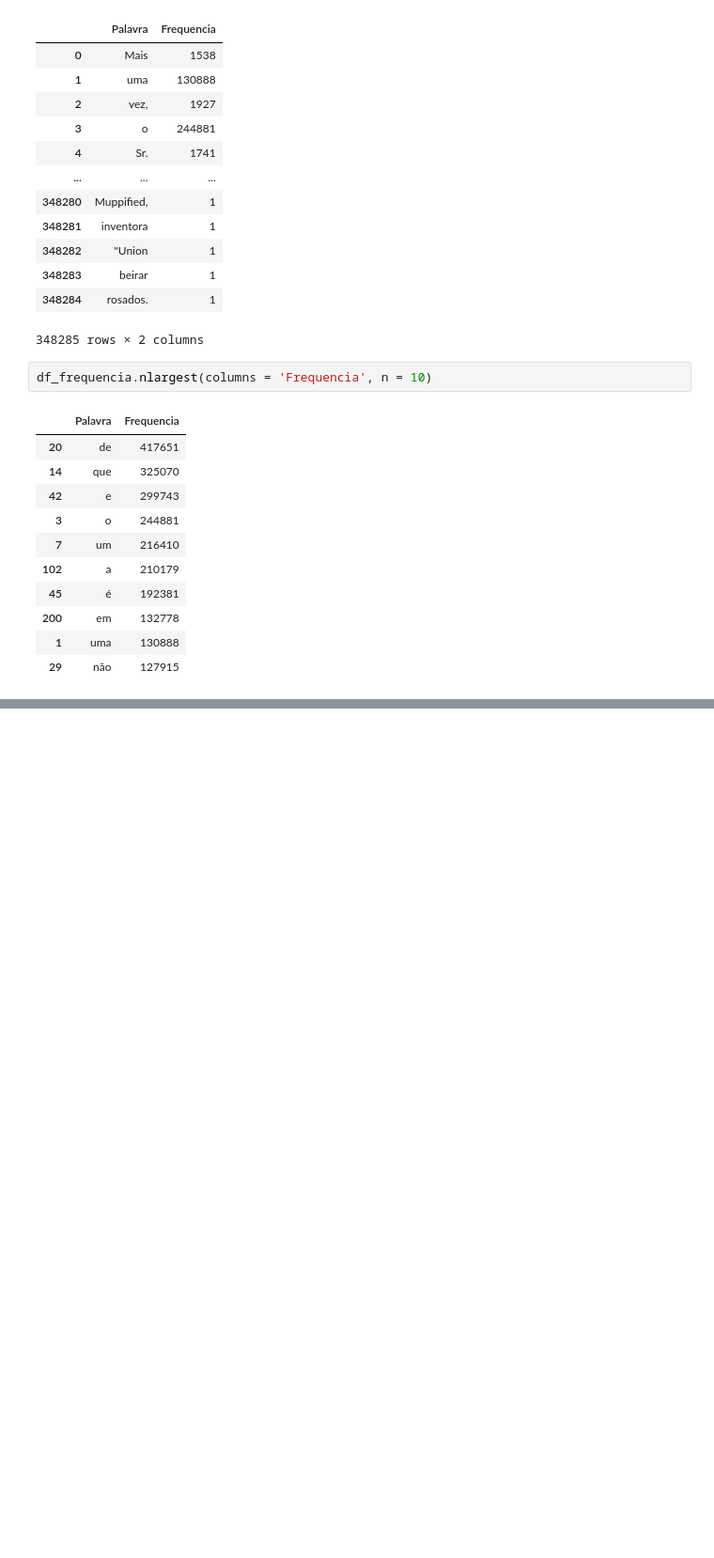
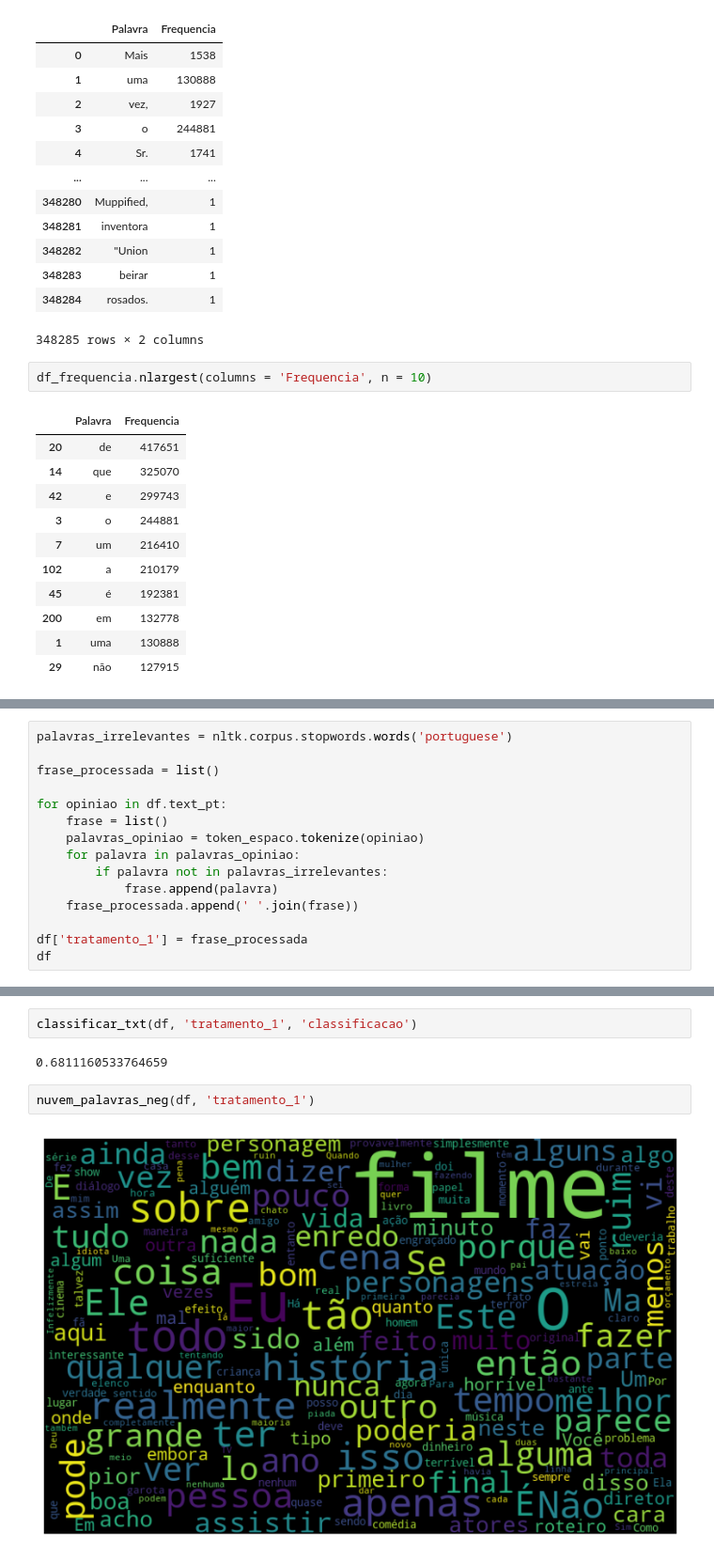
Before and after one commit to AmaroGusta/Trilha-PLN, a Jupyter notebook: Linguagem Natural 1/dados-textuais.ipynb, the cells around one changed output, grey strips where cells are left out. Shown at 94% size. Saved outputs shown, nothing was run; the diff lists cells and outputs as text; blank space fills up the shorter version.

```diff
--- a/Linguagem Natural 1/dados-textuais.ipynb
+++ b/Linguagem Natural 1/dados-textuais.ipynb
@@ -166,0 +209,15 @@ plt.show()
+# %%
+palavras_irrelevantes = nltk.corpus.stopwords.words('portuguese')
+
+frase_processada = list()
+
+for opiniao in df.text_pt:
+    frase = list()
+    palavras_opiniao = token_espaco.tokenize(opiniao)
+    for palavra in palavras_opiniao:
+        if palavra not in palavras_irrelevantes:
+            frase.append(palavra)
+    frase_processada.append(' '.join(frase))
+
+df['tratamento_1'] = frase_processada
+df
@@ -166,0 +238,8 @@ plt.show()
+# %%
+classificar_txt(df, 'tratamento_1', 'classificacao')
+# %% [output]
+0.6811160533764659
+# %%
+nuvem_palavras_neg(df, 'tratamento_1')
+# %% [output]
+[figure, added]
```
Also changed, not shown: parts of 9 cells of this notebook.
